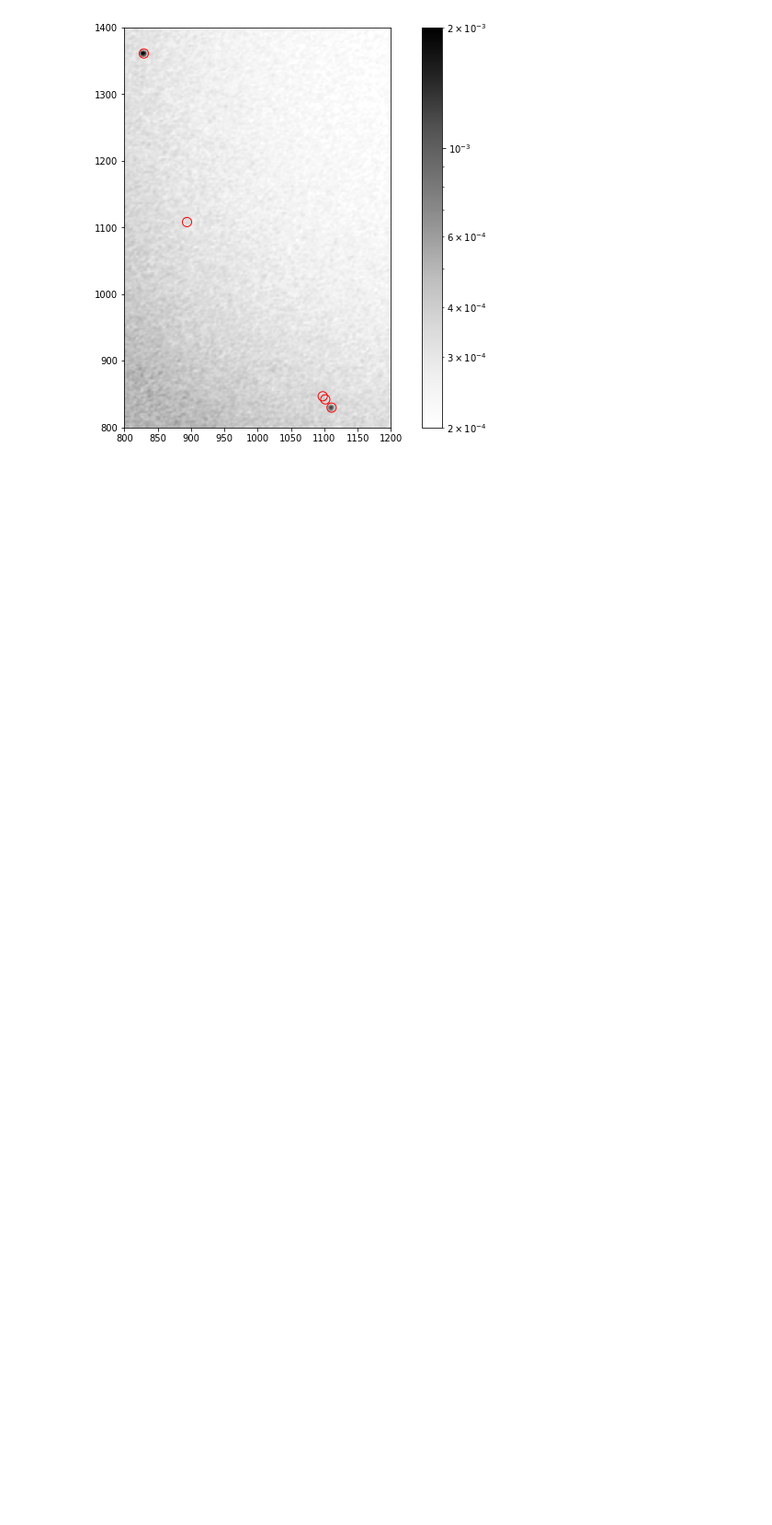
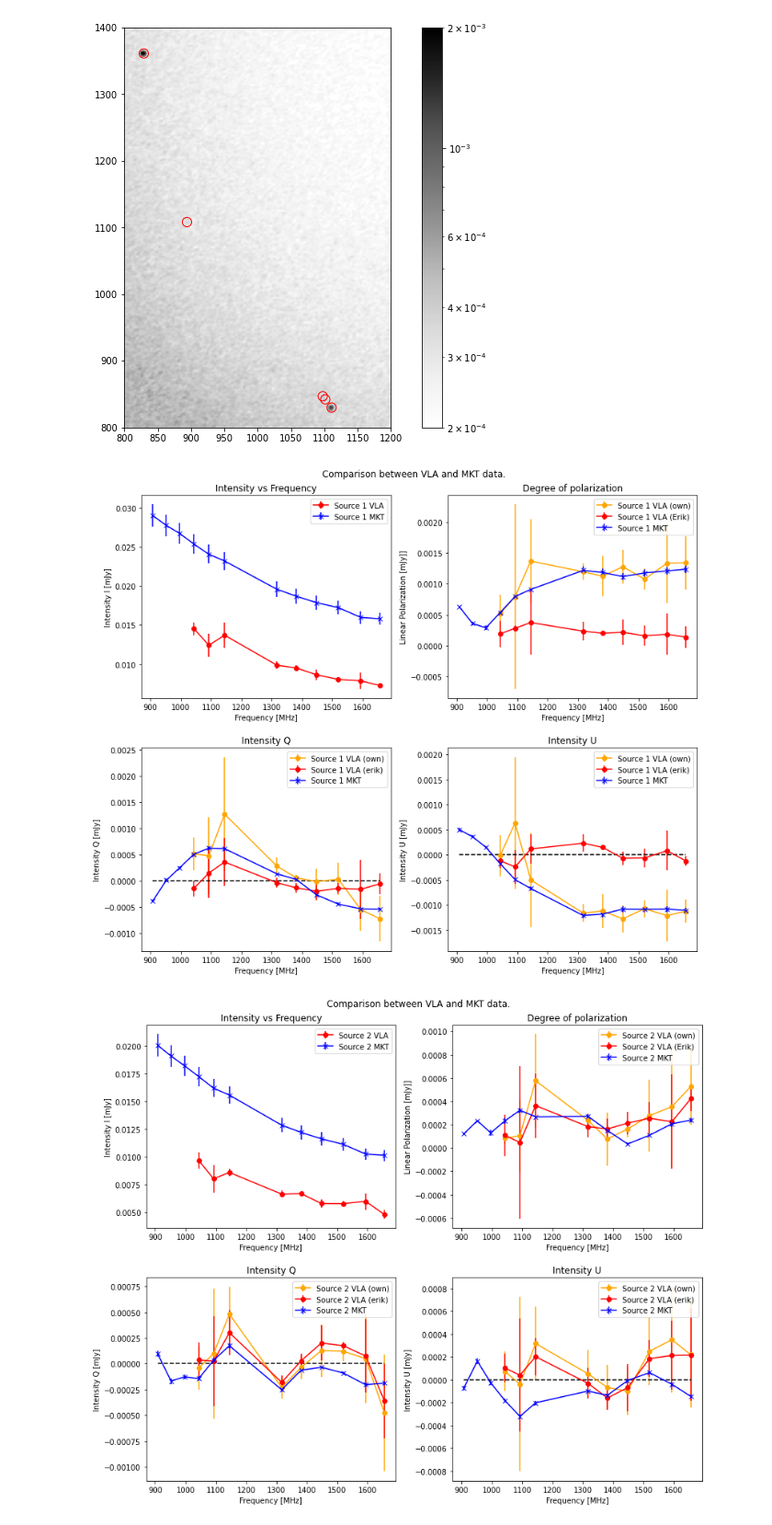
Before and after one commit to Woutmg/Meerkat_FracPol, a Jupyter notebook: Abell 85 Comparison VLA Meerkat Data.ipynb, the cells around one changed output. Shown at 92% size. Cells and saved outputs as stored; diff of their text form; code cells hidden in the pictures; blank space fills up the shorter version.

```diff
--- a/Abell 85 Comparison VLA Meerkat Data.ipynb
+++ b/Abell 85 Comparison VLA Meerkat Data.ipynb
@@ -416,10 +427,12 @@ pixsize_VLA = 3.333333333333E-04*c.degree # All taken from header
 FWHM_major_axis_VLA = 2.327777777795E-03*c.degree
 FWHM_minor_axis_VLA = 2.327777776737E-03*c.degree
 Aperturesize_VLA = 7*pixsize/pixsize_VLA
+annulus_inner_VLA = 30*pixsize/pixsize_VLA
+annulus_outer_VLA = 40*pixsize/pixsize_VLA
 plot_VLA_apers = True
 
-Q_phot_table_VLA_own = np.zeros((90, len(sources_compar)))
-U_phot_table_VLA_own = np.zeros((90, len(sources_compar)))
+Q_phot_table_VLA_own, Q_phot_table_VLA_own_err = np.zeros((90, len(sources_compar))), np.zeros((90, len(sources_compar)))
+U_phot_table_VLA_own, U_phot_table_VLA_own_err = np.zeros((90, len(sources_compar))), np.zeros((90, len(sources_compar)))
 
 # We measure the flux for each frequency and save it:
 for n in range(90):
@@ -448,6 +461,7 @@ for n in range(90):
             positions_VLA[i] = Q_wcs_VLA.world_to_pixel(sky)
 
         apertures_VLA = CircularAperture(positions_VLA, r=Aperturesize_VLA)
+        annulus_aperture_VLA = CircularAnnulus(positions_compar, r_in=annulus_inner_VLA, r_out=annulus_outer_VLA)
 
         # To check if the aperture locations are well converted from MKT to VLA, we plot:
         if plot_VLA_apers:
@@ -461,17 +475,18 @@ for n in range(90):
             plt.savefig('Apertures_VLAdata.pdf')
 
     # Actual photometry is done
-    Q_slice_phot_VLA = photometry(Q_plane, apertures_VLA, pixsize_VLA, FWHM_minor_axis_VLA, FWHM_major_axis_VLA)
-    U_slice_phot_VLA = photometry(U_plane, apertures_VLA, pixsize_VLA, FWHM_minor_axis_VLA, FWHM_major_axis_VLA)
+    Q_slice_phot_VLA = photometry(Q_plane, apertures_VLA, annulus_aperture_VLA, pixsize_VLA, FWHM_minor_axis_VLA, FWHM_major_axis_VLA, len(sources_compar))
+    U_slice_phot_VLA = photometry(U_plane, apertures_VLA, annulus_aperture_VLA, pixsize_VLA, FWHM_minor_axis_VLA, FWHM_major_axis_VLA, len(sources_compar))
     for i in range(len(sources_compar)):
-        Q_phot_table_VLA_own[n, i] = Q_slice_phot_VLA[i]['flux']
-        U_phot_table_VLA_own[n, i] = U_slice_phot_VLA[i]['flux']
+        Q_phot_table_VLA_own[n, i], Q_phot_table_VLA_own_err[n,i] = Q_slice_phot_VLA[i]['flux'], Q_slice_phot_VLA[i]['flux_err']
+        U_phot_table_VLA_own[n, i], U_phot_table_VLA_own_err[n,i] = U_slice_phot_VLA[i]['flux'], U_slice_phot_VLA[i]['flux_err']
 
     Q_hdu.close()
     U_hdu.close()
 
 Pol_Angles_VLA_own = 0.5*np.arctan(U_phot_table_VLA_own/Q_phot_table_VLA_own)
 Linpol_VLA_own = np.sqrt(U_phot_table_VLA_own**2 + Q_phot_table_VLA_own**2)
+Linpol_VLA_own_err = (U_phot_table_VLA_own*U_phot_table_VLA_own_err + Q_phot_table_VLA_own*Q_phot_table_VLA_own_err)/Linpol_VLA_own
 # %% [output]
 [figure]
 # %%
@@ -519,15 +534,15 @@ if channels:
 
         fig.suptitle('Comparison between VLA and MKT data.')
         axs[0,0].errorbar(freqs_middle/1e6, I_hist_VLA[:,n], yerr=I_hist_VLA_err[:,n], label=Labels[n] + ' VLA', color='red', marker='o')
-        axs[0,0].plot(freqs_middle/1e6, I_phot_table_compar[:,n], label=Labels[n] + ' MKT', color='blue', marker='x')
+        axs[0,0].errorbar(freqs_middle/1e6, I_phot_table_compar[:,n], yerr=I_phot_table_compar_err[:,n], label=Labels[n] + ' MKT', color='blue', marker='x')
         axs[0,0].set_title('Intensity vs Frequency')
         axs[0,0].set_xlabel('Frequency [MHz]')
         axs[0,0].set_ylabel('Intensity I [mJy]')
         axs[0,0].legend()
 
-        axs[0,1].errorbar(freqs_middle/1e6, Linpol_VLA_hist_own[:,n], yerr=None, label=Labels[n] + ' VLA (own)', color='orange', marker='o')
-        axs[0,1].errorbar(freqs_middle/1e6, Linpol_VLA_hist[:,n], yerr=None, label=Labels[n] + ' VLA (Erik)', color='red', marker='o')
-        axs[0,1].plot(freqs_middle/1e6, Linpol_compar[:,n], label=Labels[n] + ' MKT', color='blue', marker='x')
+        axs[0,1].errorbar(freqs_middle/1e6, Linpol_VLA_hist_own[:,n], yerr=Linpol_VLA_hist_err_own[:,n], label=Labels[n] + ' VLA (own)', color='orange', marker='o')
+        axs[0,1].errorbar(freqs_middle/1e6, Linpol_VLA_hist[:,n], yerr=Linpol_VLA_hist_err[:,n], label=Labels[n] + ' VLA (Erik)', color='red', marker='o')
+        axs[0,1].errorbar(freqs_middle/1e6, Linpol_compar[:,n], yerr=Linpol_compar_err[:,n], label=Labels[n] + ' MKT', color='blue', marker='x')
         axs[0,1].set_title('Degree of polarization')
         axs[0,1].set_xlabel('Frequency [MHz]')
         axs[0,1].set_ylabel('Linear Polarization [mJy]]')
@@ -535,7 +550,7 @@ if channels:
 
         axs[1,0].errorbar(freqs_middle/1e6, Q_hist_VLA_own[:,n], yerr=Q_hist_VLA_err_own[:,n], label=Labels[n] + ' VLA (own)', color='orange', marker='o')
         axs[1,0].errorbar(freqs_middle/1e6, Q_hist_VLA[:,n], yerr=Q_hist_VLA_err[:,n], label=Labels[n] + ' VLA (erik)', color='red', marker='o')
-        axs[1,0].plot(freqs_middle/1e6, Q_phot_table_compar[:,n], label=Labels[n] + ' MKT', color='blue', marker='x')
+        axs[1,0].errorbar(freqs_middle/1e6, Q_phot_table_compar[:,n], yerr=Q_phot_table_compar_err[:,n], label=Labels[n] + ' MKT', color='blue', marker='x')
         axs[1,0].hlines(0, min(freqs_middle)/1e6, max(freqs_middle)/1e6, color='black', linestyle='dashed')
         axs[1,0].set_title('Intensity Q')
         axs[1,0].set_xlabel('Frequency [MHz]')
@@ -544,7 +559,7 @@ if channels:
 
         axs[1,1].errorbar(freqs_middle/1e6, U_hist_VLA_own[:,n], yerr=U_hist_VLA_err_own[:,n], label=Labels[n] + ' VLA (own)', color='orange', marker='o')
         axs[1,1].errorbar(freqs_middle/1e6, U_hist_VLA[:,n], yerr=U_hist_VLA_err[:,n], label=Labels[n] + ' VLA (erik)', color='red', marker='o')
-        axs[1,1].plot(freqs_middle/1e6, U_phot_table_compar[:,n], label=Labels[n] + ' MKT', color='blue', marker='x')
+        axs[1,1].errorbar(freqs_middle/1e6, U_phot_table_compar[:,n], yerr=U_phot_table_compar_err[:,n], label=Labels[n] + ' MKT', color='blue', marker='x')
         axs[1,1].hlines(0, min(freqs_middle)/1e6, max(freqs_middle)/1e6, color='black', linestyle='dashed')
         axs[1,1].set_title('Intensity U')
         axs[1,1].set_xlabel('Frequency [MHz]')
@@ -563,30 +578,33 @@ if polar:
         ax.set_xticks(np.pi/180 * np.linspace(270,  0, 4))
         ax.set_xticklabels([r'$0$', r'$22.5$', r'$45$', r'$67.5$'], fontsize=10)
         ax.grid(True)
         ax.set_title(r" Source "+str(n+1)+r": $\chi$ [degrees] vs Linpol [mJy]")
         plt.show()
 
 if angle:
     for n in range(len(sources_compar)):
         plt.figure(figsize=(8,6))
         plt.plot(freqs_middle/1e6, Pol_Angles_compar[:,n], color='blue', marker='x')
         plt.plot(freqs_middle/1e6, Pol_Angles_VLA_hist_own[:,n], color='red', marker='o')
         plt.xlabel('Frequency [MHz]')
         plt.ylabel('Angle [Deg]')
         plt.title(r" Source "+str(n+1)+r' Angle vs frequency VLA and MKT comparison (red=VLA, blue=MKT)')
         plt.show()
 
 if statistic:
     colors=['red','orange','green','blue','purple']
     for n in range(5):
         plt.scatter(Q_phot_table_compar[:,n], Q_hist_VLA_own[:,n], color=colors[n])
     plt.title('Correlation Q intensity')
     plt.xlabel('Meerkat Q [mJy]')
     plt.ylabel('VLA Q [mJy]')
     plt.show()
     for n in range(5):
         plt.scatter(U_phot_table_compar[:,n], Q_hist_VLA_own[:,n], color=colors[n])
     plt.title('Correlation U intensity')
     plt.xlabel('Meerkat U [mJy]')
     plt.ylabel('VLA U [mJy]')
     plt.show()
+# %% [output]
+[figure, added]
+[figure, added]
```
Also changed, not shown: parts of 10 cells of this notebook, 8 other files.
